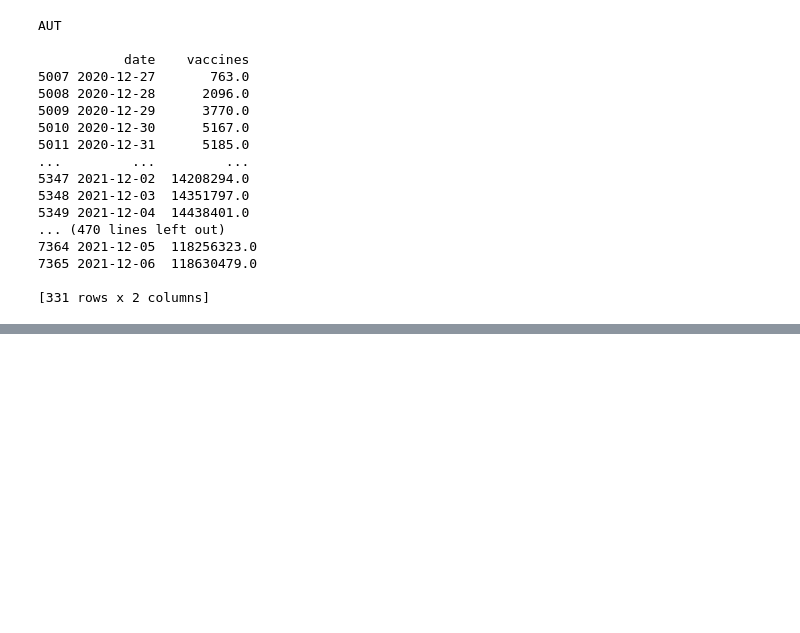
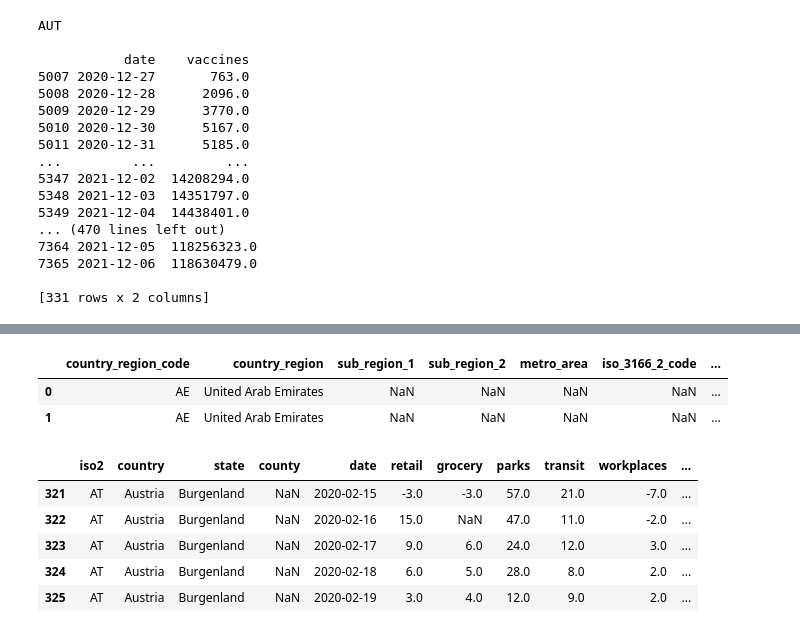
Before and after one commit to l5d1l5/ESPON-DATA, a Jupyter notebook: 02_Data/04_Social indicators/Task.2 variables.ipynb, the cells around one changed output, grey strips where cells are left out. Saved outputs shown, nothing was run; the diff lists cells and outputs as text; code cells hidden in the pictures; blank space fills up the shorter version.

```diff
--- a/02_Data/04_Social indicators/Task.2 variables.ipynb
+++ b/02_Data/04_Social indicators/Task.2 variables.ipynb
@@ -146,0 +152,37 @@ AUT
+# %%
+gog = dd.read_csv('01_Raw Data/Google Mobility Data/*.csv', dtype={'grocery_and_pharmacy_percent_change_from_baseline': 'float64',
+       'iso_3166_2_code': 'object', 'sub_region_2': 'object',
+       'parks_percent_change_from_baseline': 'float64',
+       'residential_percent_change_from_baseline': 'float64',
+       'retail_and_recreation_percent_change_from_baseline': 'float64',
+       'sub_region_1': 'object',
+       'transit_stations_percent_change_from_baseline': 'float64',
+       'workplaces_percent_change_from_baseline': 'float64','metro_area': 'object'})
+gog_EU = gog[gog['country_region_code'].isin(eu_codes.iso2.unique())].compute()
+gog.head(2)
+# %% [output]
+|  | country_region_code | country_region | sub_region_1 | sub_region_2 | metro_area | iso_3166_2_code | ... |
+| 0 | AE | United Arab Emirates | NaN | NaN | NaN | NaN | ... |
+| 1 | AE | United Arab Emirates | NaN | NaN | NaN | NaN | ... |
+# %%
+gog_EU.rename(columns={'sub_region_1': 'state',
+                        'sub_region_2': 'county',
+                        'country_region_code' : 'iso2',
+                         'country_region': 'country',
+                        'retail_and_recreation_percent_change_from_baseline': 'retail',
+                        'grocery_and_pharmacy_percent_change_from_baseline': 'grocery',
+                        'parks_percent_change_from_baseline': 'parks',
+                        'transit_stations_percent_change_from_baseline': 'transit',
+                        'workplaces_percent_change_from_baseline': 'workplaces',
+                        'residential_percent_change_from_baseline': 'residential'}, inplace = True)
+gog_EU.drop(['iso_3166_2_code', 'iso_3166_2_code', 'census_fips_code', 'place_id', 'metro_area'], axis = 1, inplace = True)
+gog_EU['date'] = pd.to_datetime(gog_EU['date'])
+gog_EU.dropna(subset=['country', 'state'], inplace = True) # not by county, some NUTS2 levels don't have countries i.g. Vienna (Austria)
+gog_EU.head(5)
+# %% [output]
+|  | iso2 | country | state | county | date | retail | grocery | parks | transit | workplaces | ... |
+| 321 | AT | Austria | Burgenland | NaN | 2020-02-15 | -3.0 | -3.0 | 57.0 | 21.0 | -7.0 | ... |
+| 322 | AT | Austria | Burgenland | NaN | 2020-02-16 | 15.0 | NaN | 47.0 | 11.0 | -2.0 | ... |
+| 323 | AT | Austria | Burgenland | NaN | 2020-02-17 | 9.0 | 6.0 | 24.0 | 12.0 | 3.0 | ... |
+| 324 | AT | Austria | Burgenland | NaN | 2020-02-18 | 6.0 | 5.0 | 28.0 | 8.0 | 2.0 | ... |
+| 325 | AT | Austria | Burgenland | NaN | 2020-02-19 | 3.0 | 4.0 | 12.0 | 9.0 | 2.0 | ... |
```
Also changed, not shown: parts of 16 cells of this notebook, 20 other files.
